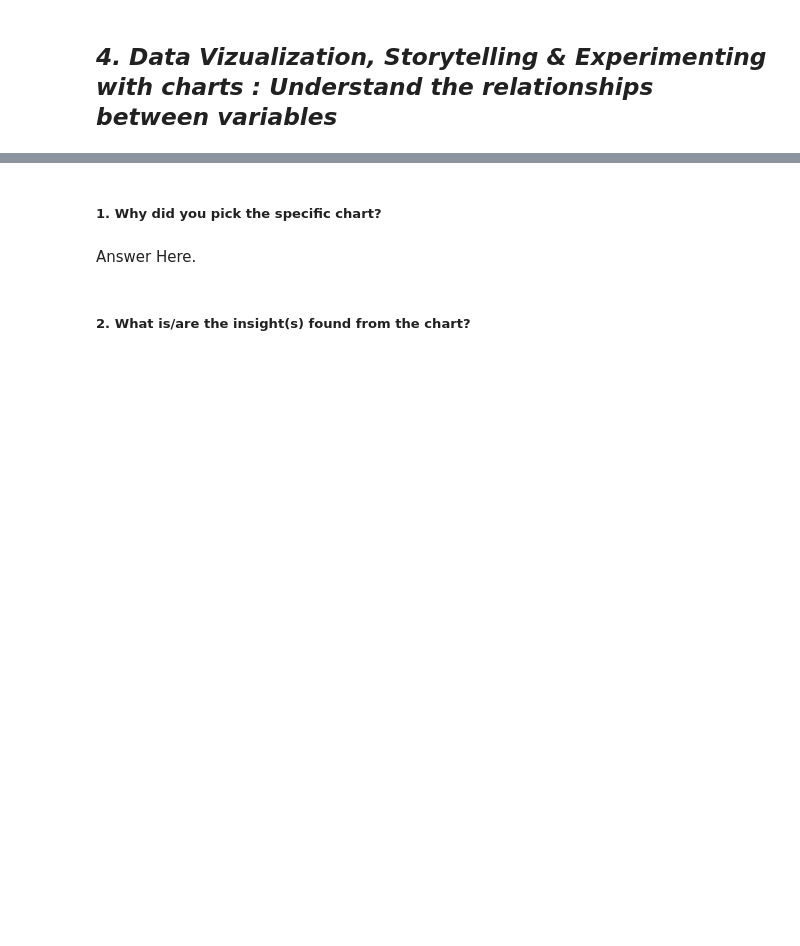
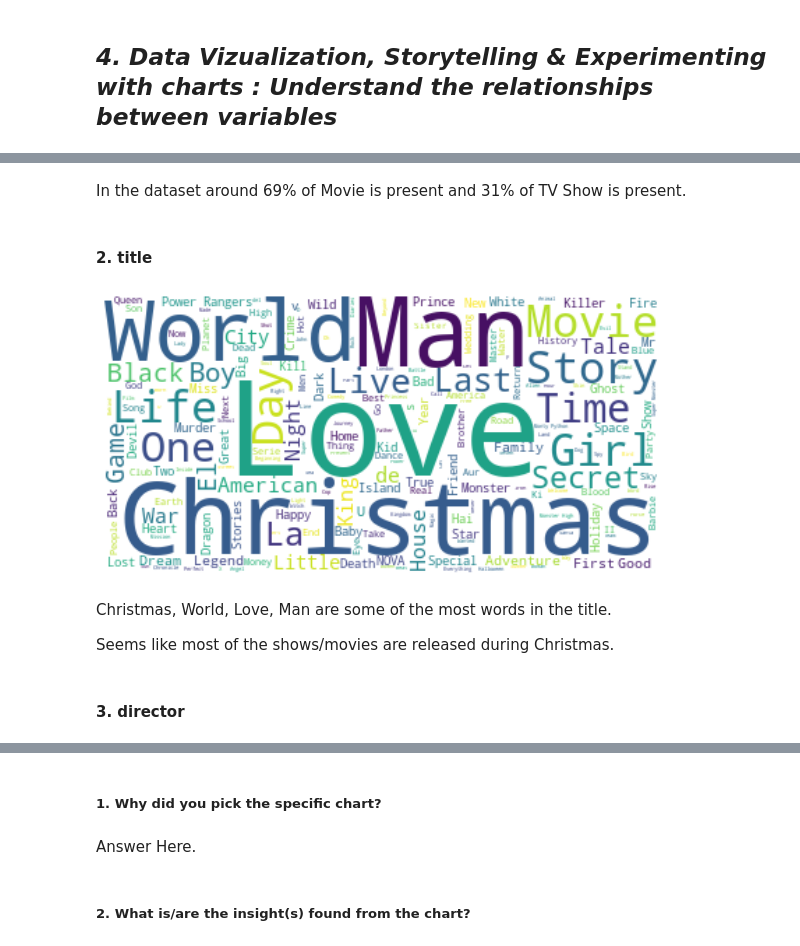
Before and after one commit to Prashant-Shaw/NETFLIX-Movies-TV-Shows-Clustering, a Jupyter notebook: NETFLIX_MOVIES_AND_TV_SHOWS_CLUSTERING.ipynb, the cells around one changed output, grey strips where cells are left out. Drawn from its saved outputs; the diff is of its cells as text; code cells hidden in the pictures; blank space fills up the shorter version.

```diff
--- a/NETFLIX_MOVIES_AND_TV_SHOWS_CLUSTERING.ipynb
+++ b/NETFLIX_MOVIES_AND_TV_SHOWS_CLUSTERING.ipynb
@@ -368,0 +403,13 @@ Answer Here
+# %%
+def col_word_cloud(col):
+  ''' This function will show the WordCloud for the passed feature'''
+  plt.figure(figsize = (10,7))
+  text = " ".join(word for word in nf_df[col])
+  # Create stopword list:
+  stopwords = set(STOPWORDS)
+  # Generate a word cloud image
+  wordcloud = WordCloud(stopwords=stopwords, background_color="white").generate(text)
+  # Display the generated image:
+  plt.imshow(wordcloud, interpolation='bilinear')
+  plt.axis("off")
+  plt.show()
@@ -368,0 +443,15 @@ Answer Here
+# %% [markdown]
+In the dataset around 69% of Movie is present and 31% of TV Show is present.
+# %% [markdown]
+#### 2. title
+# %%
+#Chekcing the WordCloud for words present in feature 'title'
+col_word_cloud('title')
+# %% [output]
+[figure, added]
+# %% [markdown]
+Christmas, World, Love, Man are some of the most words in the title.
+
+Seems like most of the shows/movies are released during Christmas.
+# %% [markdown]
+#### 3. director
```
Also changed, not shown: parts of 66 cells of this notebook.
